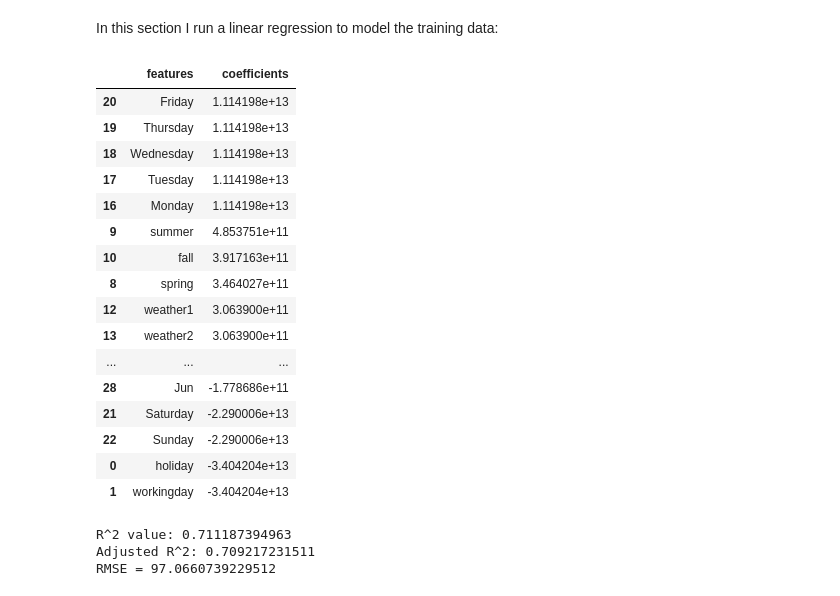
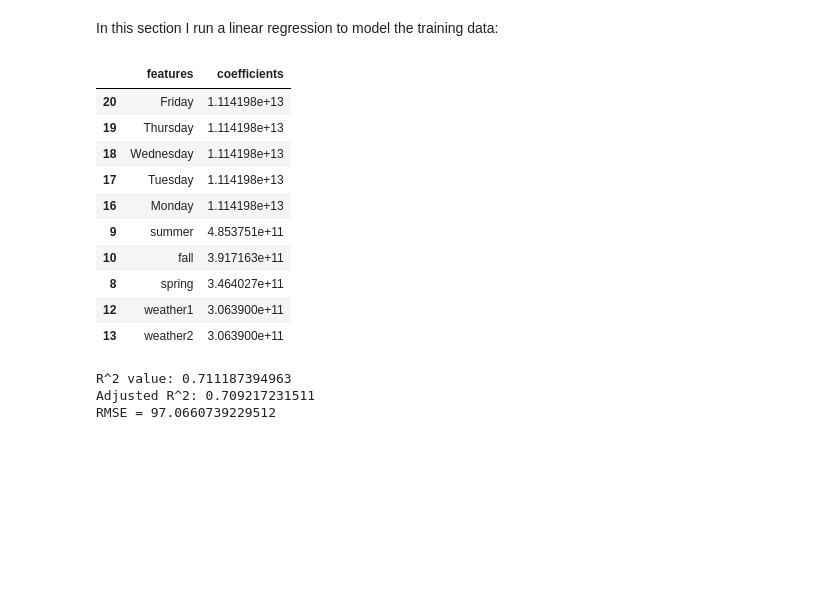
Before and after one commit to kmoore296/bikeshare_notebook, a Jupyter notebook: Bikeshare Data.ipynb, the cells around one changed output. Cells and saved outputs as stored; diff of their text form; code cells hidden in the pictures; blank space fills up the shorter version.

```diff
--- a/Bikeshare Data.ipynb
+++ b/Bikeshare Data.ipynb
@@ -255,25 +255,19 @@ regr = lm.fit(Xtrain,Ytrain)
 # %%
 fc = pd.DataFrame(list(zip(Xtrain.columns, regr.coef_)), columns = ['features','coefficients'])
 fc = fc.sort_values(by=['coefficients'], ascending=[False])
-fc
+fc.head(10)
 # %% [output]
 |  | features | coefficients |
 | 20 | Friday | 1.114198e+13 |
 | 19 | Thursday | 1.114198e+13 |
 | 18 | Wednesday | 1.114198e+13 |
 | 17 | Tuesday | 1.114198e+13 |
 | 16 | Monday | 1.114198e+13 |
 | 9 | summer | 4.853751e+11 |
 | 10 | fall | 3.917163e+11 |
 | 8 | spring | 3.464027e+11 |
 | 12 | weather1 | 3.063900e+11 |
 | 13 | weather2 | 3.063900e+11 |
-| ... | ... | ... |
-| 28 | Jun | -1.778686e+11 |
-| 21 | Saturday | -2.290006e+13 |
-| 22 | Sunday | -2.290006e+13 |
-| 0 | holiday | -3.404204e+13 |
-| 1 | workingday | -3.404204e+13 |
 # %%
 #coefficient of determination (R^2 value)
 RSQ = regr.score(Xtrain,Ytrain)
```
Also changed, not shown: parts of 2 cells of this notebook.
